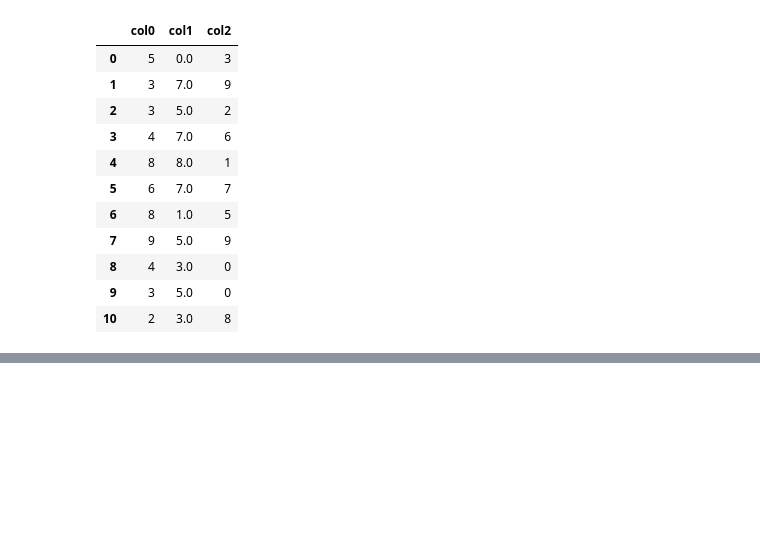
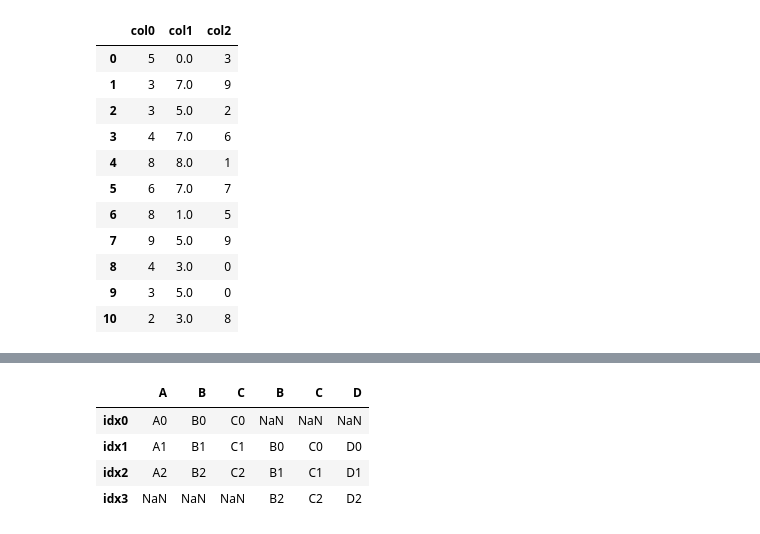
Before and after one commit to hc-sun/python-data-science, a Jupyter notebook: pandas.ipynb, the cells around one changed output, grey strips where cells are left out. Cells and saved outputs as stored; diff of their text form; code cells hidden in the pictures; blank space fills up the shorter version.

```diff
--- a/pandas.ipynb
+++ b/pandas.ipynb
@@ -472,0 +526,8 @@ df
+# %%
+pd.concat([df1, df2], axis=1, join='outer') # horizontal concatenation
+# %% [output]
+|  | A | B | C | B | C | D |
+| idx0 | A0 | B0 | C0 | NaN | NaN | NaN |
+| idx1 | A1 | B1 | C1 | B0 | C0 | D0 |
+| idx2 | A2 | B2 | C2 | B1 | C1 | D1 |
+| idx3 | NaN | NaN | NaN | B2 | C2 | D2 |
```
Also changed, not shown: parts of 10 cells of this notebook.
